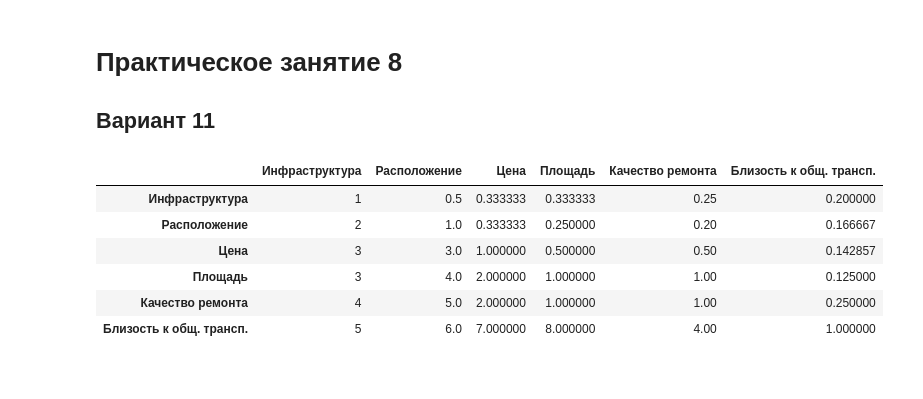
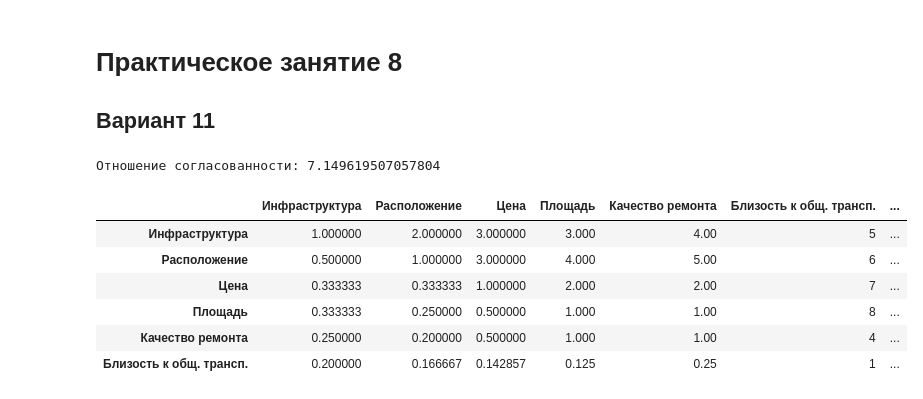
Before and after one commit to niktimf/CHSU_SA, a Jupyter notebook: EX9/EX9.ipynb, the cells around one changed output. Saved outputs shown, nothing was run; the diff lists cells and outputs as text; code cells hidden in the pictures.

```diff
--- a/EX9/EX9.ipynb
+++ b/EX9/EX9.ipynb
@@ -3,42 +3,64 @@
 
 ## Вариант 11
 # %%
-import pandas as pd
-
-class AHPCriteriaMatrix:
-	"""
-
-	"""
+class AHPCriteriaMatrix1:
 	def __init__(self, a, b, c, d, e, f, g, h, i, j, k, l, m, n, o):
 		self.matrix = pd.DataFrame({
-			'Инфраструктура': [1, a, b, c, d, e],
-			'Расположение': [1/a, 1, f, g, h, i],
-			'Цена': [1/b, 1/f, 1, j, k, l],
-			'Площадь': [1/c, 1/g, 1/j, 1, m, n],
-			'Качество ремонта': [1/d, 1/h, 1/k, 1/m, 1, o],
-			'Близость к общ. трансп.': [1/e, 1/i, 1/l, 1/n, 1/o, 1]
+			'Инфраструктура': 			[1, 1 / a, 1 / b, 1 / c, 1 / d, 1 / e],
+			'Расположение':   			[a, 1, 1 / f, 1 / g, 1 / h, 1 / i],
+			'Цена':           			[b, f, 1, 1 / j, 1 / k, 1 / l],
+			'Площадь': 		  			[c, g, j, 1, 1 / m, 1 / n],
+			'Качество ремонта': 		[d, h, k, m, 1, 1 / o],
+			'Близость к общ. трансп.':  [e, i, l, n, o, 1]
 		}, index=['Инфраструктура', 'Расположение', 'Цена', 'Площадь', 'Качество ремонта', 'Близость к общ. трансп.'])
 
 	def get_initial_matrix(self):
-		"""
-
-		:return:
-		"""
 		return self.matrix
 
+	def add_priority_vector(self):
+		self.matrix['Оценка вектора приоритета'] = self.matrix.sum(axis=1) / len(self.matrix.columns)
+
+	def add_normalized_priority_vector(self):
+		total_priority = self.matrix['Оценка вектора приоритета'].sum()
+		self.matrix['Нормализованные оценки вектора приоритета'] = self.matrix['Оценка вектора приоритета'] / total_priority
+
+	def add_column_sum(self):
+		self.matrix['Сумма по столбцам'] = self.matrix.iloc[:, :6].sum(axis=0)
+
+	def multiply_by_normalized_priority(self):
+		self.matrix['Умножение на нормализованные оценки'] = self.matrix['Сумма по столбцам'] * self.matrix['Нормализованные оценки вектора приоритета']
+
+	def calculate_L_max(self):
+		return self.matrix["Умножение на нормализованные оценки"].sum()
+
+	def calculate_consistency_index(self):
+		return (self.calculate_L_max() - len(self.matrix.index)) / (len(self.matrix.index) - 1)
+
+	def calculate_consistency_ratio(self):
+		return self.calculate_consistency_index() / 1.24
+
 # Пример использования класса
-# Значения a, b, c, ..., o должны быть определены заранее
 a, b, c, d, e, f, g, h, i, j, k, l, m, n, o = 2, 3, 3, 4, 5, 3, 4, 5, 6, 2, 2, 7, 1, 8, 4
+ahp_matrix = AHPCriteriaMatrix1(a, b, c, d, e, f, g, h, i, j, k, l, m, n, o)
 
-ahp_matrix = AHPCriteriaMatrix(a, b, c, d, e, f, g, h, i, j, k, l, m, n, o)
+# Добавление оценок вектора приоритета и нормализованных оценок
+ahp_matrix.add_priority_vector()
+ahp_matrix.add_normalized_priority_vector()
+ahp_matrix.add_column_sum()
+ahp_matrix.multiply_by_normalized_priority()
+L_max = ahp_matrix.calculate_L_max()
+ahp_matrix.calculate_consistency_index()
+ahp_matrix.calculate_consistency_ratio()
 
-matrix_df = ahp_matrix.get_initial_matrix()
-matrix_df
+print(f"Отношение согласованности: {L_max}")
+ahp_matrix = ahp_matrix.get_initial_matrix()
+ahp_matrix
 # %% [output]
+Отношение согласованности: 7.149619507057804
-|  | Инфраструктура | Расположение | Цена | Площадь | Качество ремонта | Близость к общ. трансп. |
-| Инфраструктура | 1 | 0.5 | 0.333333 | 0.333333 | 0.25 | 0.200000 |
-| Расположение | 2 | 1.0 | 0.333333 | 0.250000 | 0.20 | 0.166667 |
-| Цена | 3 | 3.0 | 1.000000 | 0.500000 | 0.50 | 0.142857 |
-| Площадь | 3 | 4.0 | 2.000000 | 1.000000 | 1.00 | 0.125000 |
-| Качество ремонта | 4 | 5.0 | 2.000000 | 1.000000 | 1.00 | 0.250000 |
-| Близость к общ. трансп. | 5 | 6.0 | 7.000000 | 8.000000 | 4.00 | 1.000000 |
+|  | Инфраструктура | Расположение | Цена | Площадь | Качество ремонта | Близость к общ. трансп. | ... |
+| Инфраструктура | 1.000000 | 2.000000 | 3.000000 | 3.000 | 4.00 | 5 | ... |
+| Расположение | 0.500000 | 1.000000 | 3.000000 | 4.000 | 5.00 | 6 | ... |
+| Цена | 0.333333 | 0.333333 | 1.000000 | 2.000 | 2.00 | 7 | ... |
+| Площадь | 0.333333 | 0.250000 | 0.500000 | 1.000 | 1.00 | 8 | ... |
+| Качество ремонта | 0.250000 | 0.200000 | 0.500000 | 1.000 | 1.00 | 4 | ... |
+| Близость к общ. трансп. | 0.200000 | 0.166667 | 0.142857 | 0.125 | 0.25 | 1 | ... |
```
Also changed, not shown: parts of 17 cells of this notebook.
